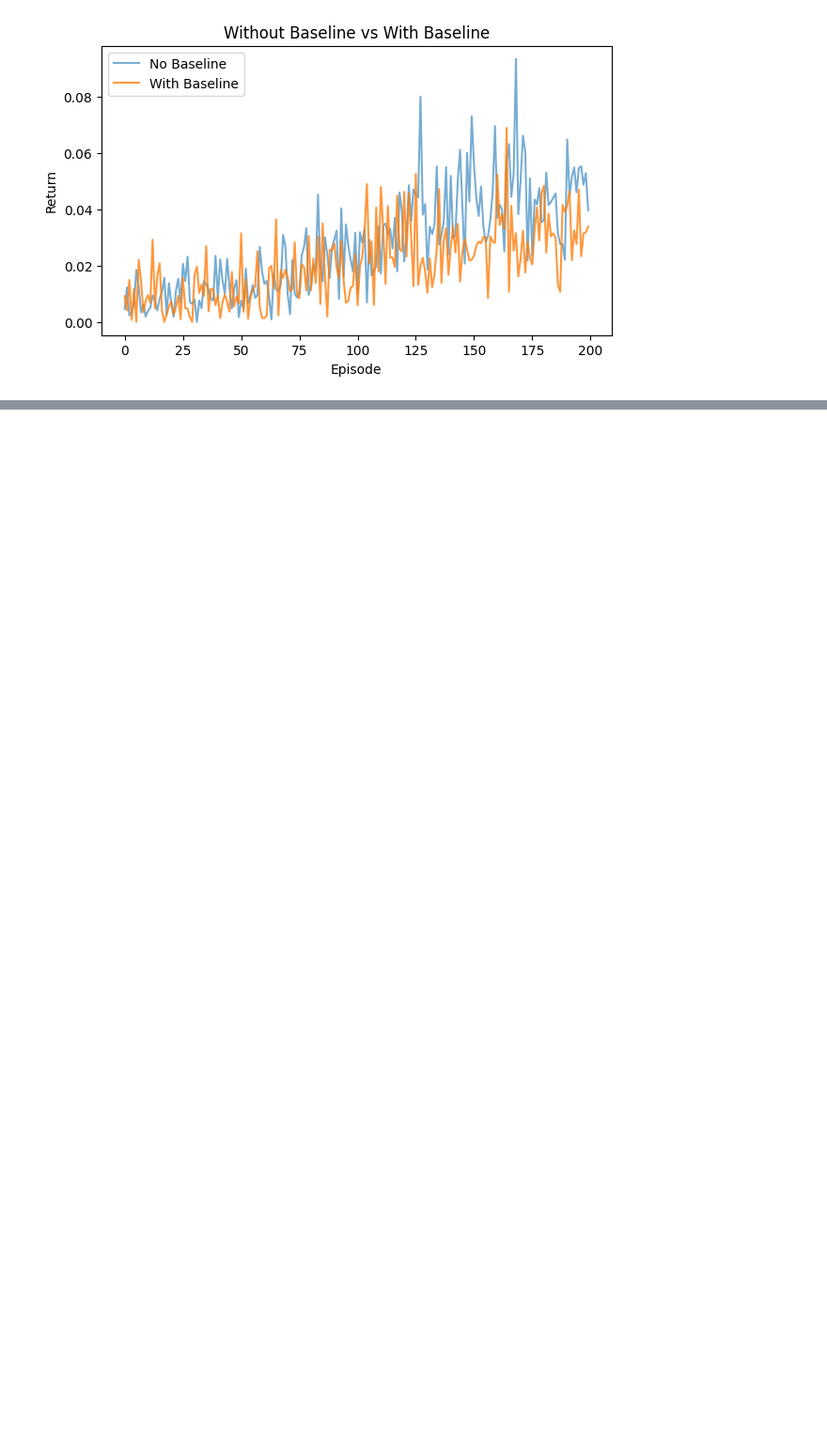
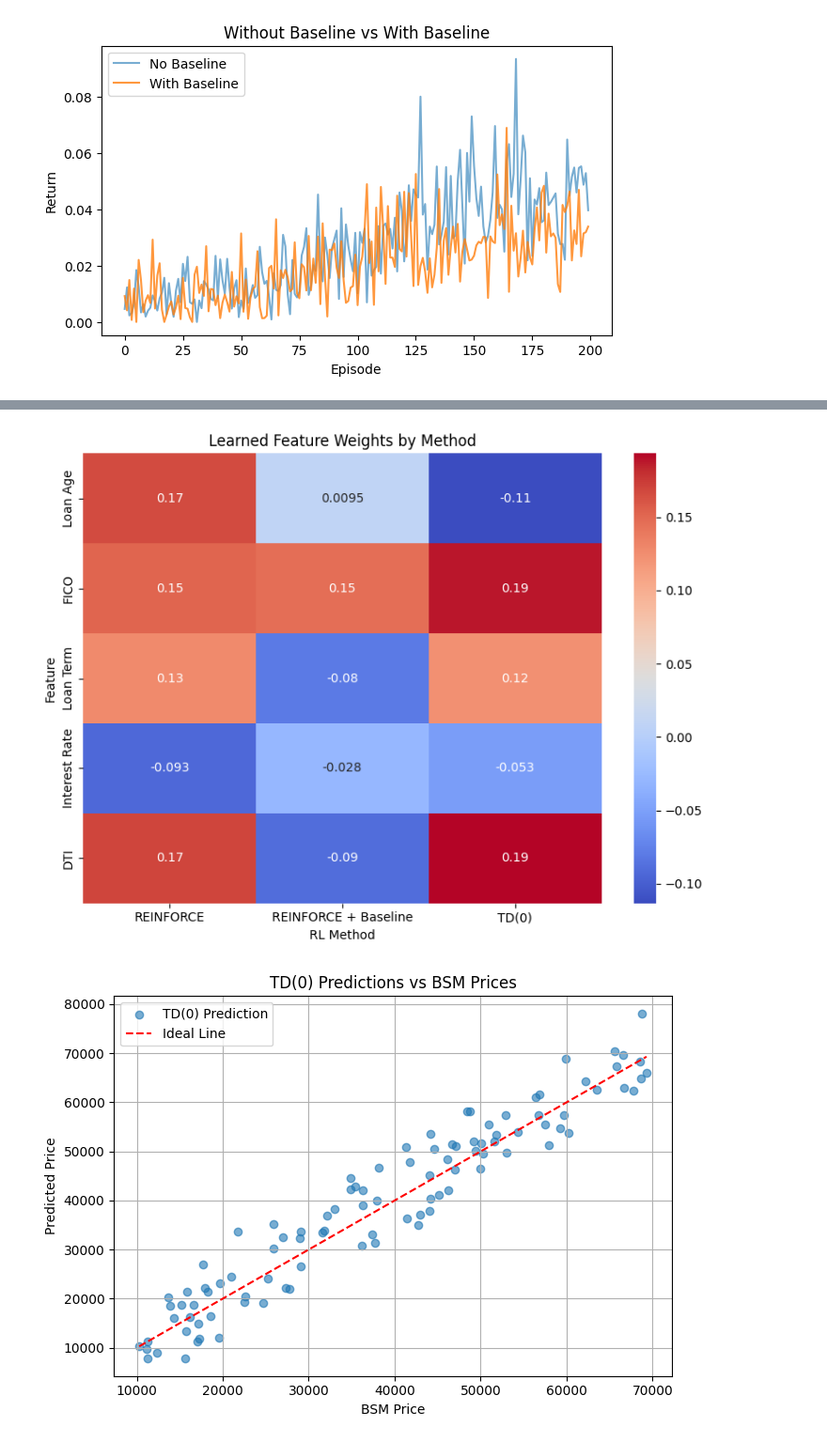
Before and after one commit to anujpanwarma2024/Summer-Project-1, a Jupyter notebook: RLEndTermProject.ipynb, the cells around one changed output, grey strips where cells are left out. Shown at 94% size. Saved outputs shown, nothing was run; the diff lists cells and outputs as text; code cells hidden in the pictures; blank space fills up the shorter version.

```diff
--- a/RLEndTermProject.ipynb
+++ b/RLEndTermProject.ipynb
@@ -410,0 +405,68 @@ Reward: -16232.849658624631
+# %%
+import numpy as np
+import matplotlib.pyplot as plt
+import pandas as pd
+import seaborn as sns
+
+# Assuming weight vectors were learned using the above loops
+# These are placeholder vectors (you should replace them with your actual ones from training)
+w_reinforce = np.random.uniform(-0.2, 0.2, size=5)
+w_baseline = np.random.uniform(-0.2, 0.2, size=5)
+w_td = np.random.uniform(-0.2, 0.2, size=5)
+
+features = ['Loan Age', 'FICO', 'Loan Term', 'Interest Rate', 'DTI']
+
+# === 1. Heatmap of Learned Feature Weights ===
+df_weights = pd.DataFrame({
+    'REINFORCE': w_reinforce,
+    'REINFORCE + Baseline': w_baseline,
+    'TD(0)': w_td
+}, index=features)
+
+plt.figure(figsize=(8, 6))
+sns.heatmap(df_weights, annot=True, cmap='coolwarm')
+plt.title("Learned Feature Weights by Method")
+plt.ylabel("Feature")
+plt.xlabel("RL Method")
+plt.tight_layout()
+plt.show()
+
+# === 2. Simulate Predicted vs BSM Price Scatter Plot (TD) ===
+# Assuming these are simulated for illustration
+np.random.seed(0)
+bsm_prices = np.random.uniform(10000, 70000, size=100)
+predicted_td_prices = bsm_prices + np.random.normal(0, 5000, size=100)
+
+plt.figure(figsize=(7, 5))
+plt.scatter(bsm_prices, predicted_td_prices, alpha=0.6, label='TD(0) Prediction')
+plt.plot([min(bsm_prices), max(bsm_prices)], [min(bsm_prices), max(bsm_prices)], 'r--', label='Ideal Line')
+plt.xlabel("BSM Price")
+plt.ylabel("Predicted Price")
+plt.title("TD(0) Predictions vs BSM Prices")
+plt.legend()
+plt.grid(True)
+plt.tight_layout()
+plt.show()
+
+# === 3. Simulated 3D Weight Evolution (TD) ===
+from mpl_toolkits.mplot3d import Axes3D
+
+# Simulate 200-episode evolution for 5 features
+episode_count = 200
+weight_history_td = np.cumsum(np.random.normal(0, 0.01, (episode_count, 5)), axis=0)
+
+fig = plt.figure(figsize=(10, 7))
+ax = fig.add_subplot(111, projection='3d')
+
+for i in range(5):
+    ax.plot(np.arange(episode_count), [i]*episode_count, weight_history_td[:, i], label=features[i])
+
+ax.set_xlabel("Episode")
+ax.set_ylabel("Feature Index")
+ax.set_zlabel("Weight Value")
+ax.set_title("3D Heatmap of TD(0) Weight Evolution")
+plt.tight_layout()
+plt.show()
+# %% [output]
+[figure, added]
+[figure, added]
```
Also changed, not shown: parts of 15 cells of this notebook.
